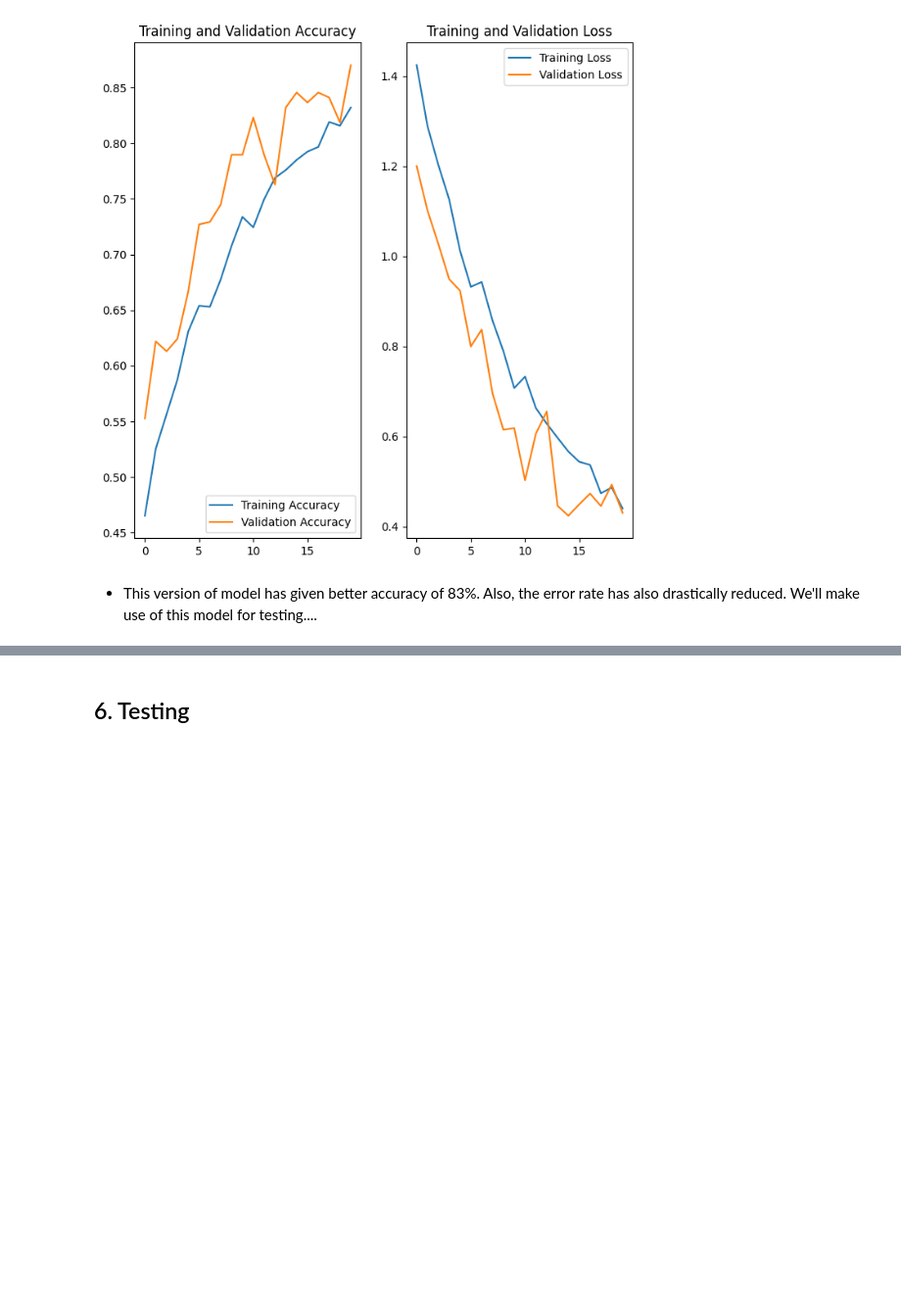
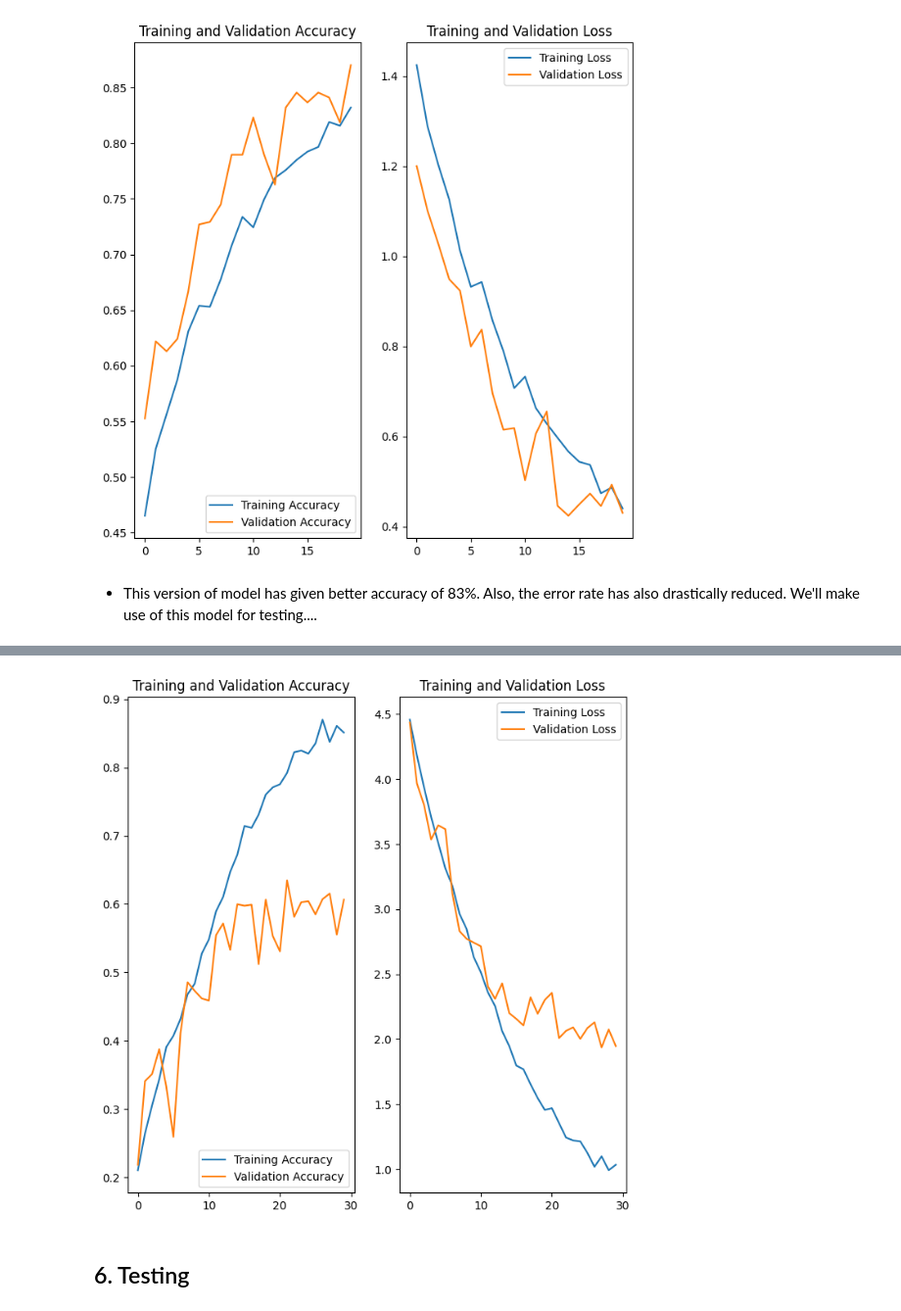
Before and after one commit to Vasista-Eranki/MelanomaDetectionAssignment, a Jupyter notebook: Melanoma_Detection_Assignment_SatyaKrishnaVasista.ipynb, the cells around one changed output, grey strips where cells are left out. Shown at 98% size. Drawn from its saved outputs; the diff is of its cells as text; code cells hidden in the pictures; blank space fills up the shorter version.

```diff
--- a/Melanoma_Detection_Assignment_SatyaKrishnaVasista.ipynb
+++ b/Melanoma_Detection_Assignment_SatyaKrishnaVasista.ipynb
@@ -659,0 +722,6 @@ Epoch 20/20
+# %%
+epochs = 30
+model_6 = get_model_with_bn_and_regularization()
+model_6.build(new_train_ds.as_numpy_iterator().next()[0].shape)
+
+print(model_6.summary())
@@ -659,0 +746,6 @@ Epoch 20/20
+# %%
+model_6.compile(optimizer='sgd',
+                loss= tf.keras.losses.CategoricalCrossentropy(),
+                metrics=['categorical_accuracy'])
+# %%
+new_hist_6 = model_6.fit(new_train_ds, epochs = epochs, validation_data=new_val_ds)
@@ -660,3 +770,29 @@ Epoch 20/20
+# %%
+#visualize_outputs(new_hist_6)
+fit_data = new_hist_6
+acc = fit_data.history['categorical_accuracy']
+val_acc = fit_data.history['val_categorical_accuracy']
+
+loss = fit_data.history['loss']
+val_loss = fit_data.history['val_loss']
+
+epochs_range = range(epochs)
+
+plt.figure(figsize=(8, 8))
+plt.subplot(1, 2, 1)
+plt.plot(epochs_range, acc, label='Training Accuracy')
+plt.plot(epochs_range, val_acc, label='Validation Accuracy')
+plt.legend(loc='lower right')
+plt.title('Training and Validation Accuracy')
+
+plt.subplot(1, 2, 2)
+plt.plot(epochs_range, loss, label='Training Loss')
+plt.plot(epochs_range, val_loss, label='Validation Loss')
+plt.legend(loc='upper right')
+plt.title('Training and Validation Loss')
+plt.show()
+# %% [output]
+[figure, added]
 # %% [markdown]
 ## 6. Testing
 # %%
```
Also changed, not shown: parts of 19 cells of this notebook.
